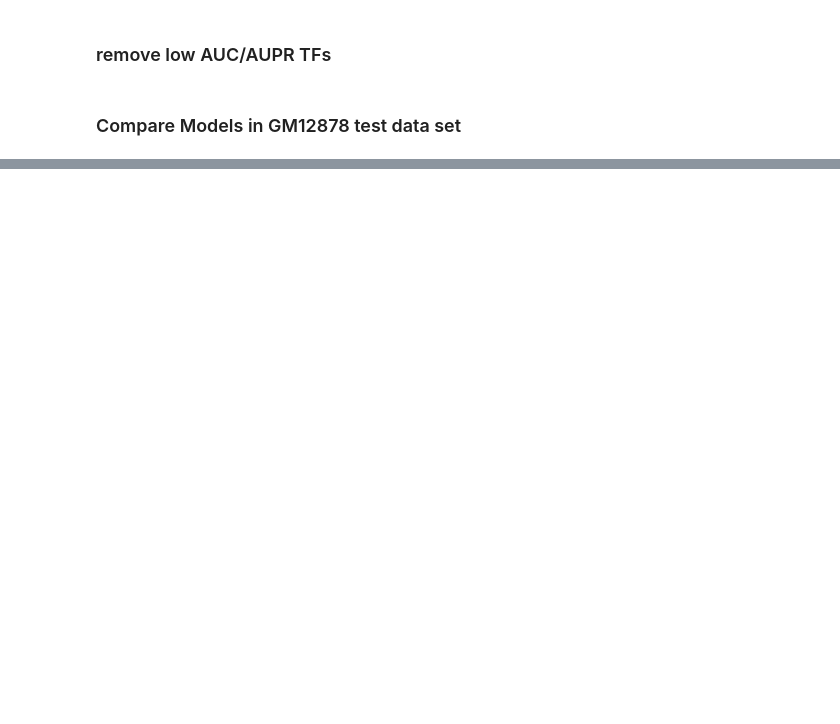
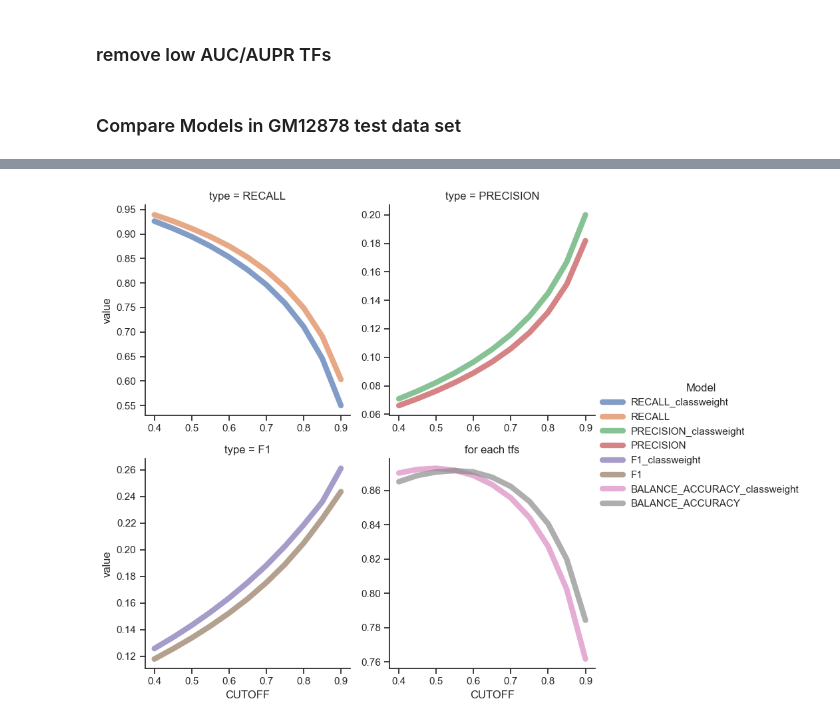
Before and after one commit to cmf1997/tfnet, a Jupyter notebook: others.ipynb, the cells around one changed output, grey strips where cells are left out. Cells and saved outputs as stored; diff of their text form; code cells hidden in the pictures; blank space fills up the shorter version.

```diff
--- a/others.ipynb
+++ b/others.ipynb
@@ -95,0 +401,18 @@ Deepformer_GM12878 = pd.read_csv("Deepformer_GM12878.eval.repl.tsv", header=0, i
+# %%
+def read_predict(predict_file):
+    with gzip.open(predict_file, 'rt') as fp:
+        targets_list = []
+        ori_predict_list = []
+        predict_list = []
+        for line in fp:
+            chr, start, stop, targets, ori_predict, predict = line.split('\t')
+            targets_list.append(ast.literal_eval(targets))
+            ori_predict_list.append(ast.literal_eval(ori_predict))
+            predict_list.append(ast.literal_eval(predict))
+    targets_array = np.array(targets_list)
+    ori_predict_array = np.array(ori_predict_list)
+    predict_array = np.array(predict_list)
+    return targets_array,ori_predict_array,predict_array
+
+targets_array_weight, ori_predict_array_weight ,predict_array_weight = read_predict("results/TBiNet_GM12878.eval.tsv.gz")
+targets_array_noweight, ori_predict_array_noweight ,predict_array_noweight = read_predict("results/TBiNet_GM12878_noweight.eval.tsv.gz")
@@ -95,0 +458,36 @@ Deepformer_GM12878 = pd.read_csv("Deepformer_GM12878.eval.repl.tsv", header=0, i
+# %%
+#palette = ['#DC143C', '#4169E1','#ff69b4']
+cutoff_data = pd.DataFrame({"CUTOFF" : cutoffs,
+                        "RECALL_classweight":recall_weight,
+                        "RECALL" : recall_noweight,
+
+                        "PRECISION_classweight" : precision_weight,
+                        "PRECISION" : precision_noweight,
+
+                        "F1_classweight": f1_weight,
+                        "F1" : f1_noweight,
+
+                        "BALANCE_ACCURACY_classweight" : balanced_accuracy_weight,
+                        "BALANCE_ACCURACY" : balanced_accuracy_noweight,
+                        })
+
+cutoff_data = cutoff_data.melt(id_vars=['CUTOFF'],var_name="Model", value_name="value")
+cutoff_data['type'] = [ i.split("_")[0] for i in cutoff_data['Model'].tolist() ]
+
+# ---------------------- plot ---------------------- #
+sns.relplot(
+    data=cutoff_data,
+    x="CUTOFF", y="value",
+    hue="Model",
+    kind='line',
+    col="type", col_wrap=2,
+    #palette=palette[:2],
+    height=4,
+    aspect=1,
+    lw=6, alpha = 0.7,
+    facet_kws={'sharey': False, 'sharex': False}
+)
+plt.title("for each tfs")
+plt.savefig("results/model.TBiNet.compare.GM12878.weight.pdf")
+# %% [output]
+[figure, added]
```
Also changed, not shown: parts of 16 cells of this notebook, 2 other files.
